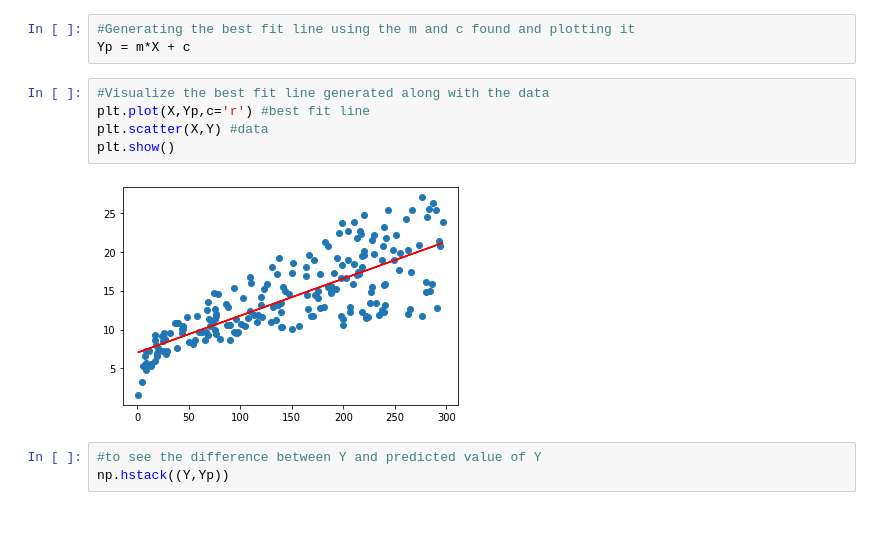
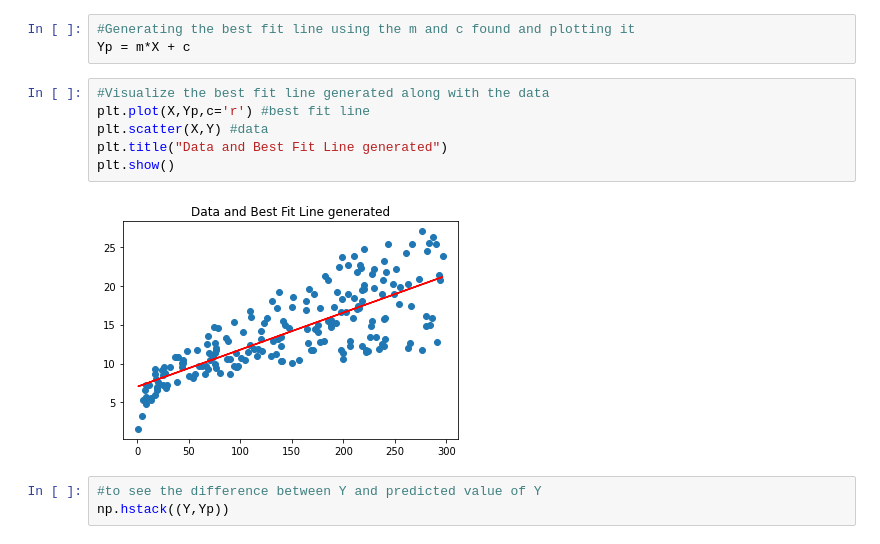
Before and after one commit to archita-at/Data-Science-and-Machine-Learning, a Jupyter notebook: Linear Regression/Linear_Regression_Advertising_Data.ipynb, the cells around one changed output. Drawn from its saved outputs; the diff is of its cells as text.

```diff
--- a/Linear Regression/Linear_Regression_Advertising_Data.ipynb
+++ b/Linear Regression/Linear_Regression_Advertising_Data.ipynb
@@ -119,10 +119,11 @@ Yp = m*X + c
 # %%
 #Visualize the best fit line generated along with the data
 plt.plot(X,Yp,c='r') #best fit line
 plt.scatter(X,Y) #data
+plt.title("Data and Best Fit Line generated")
 plt.show()
 # %% [output]
-[figure, old version]
+[figure, new version]
 # %%
 #to see the difference between Y and predicted value of Y
 np.hstack((Y,Yp))
```
Also changed, not shown: parts of 8 cells of this notebook.
